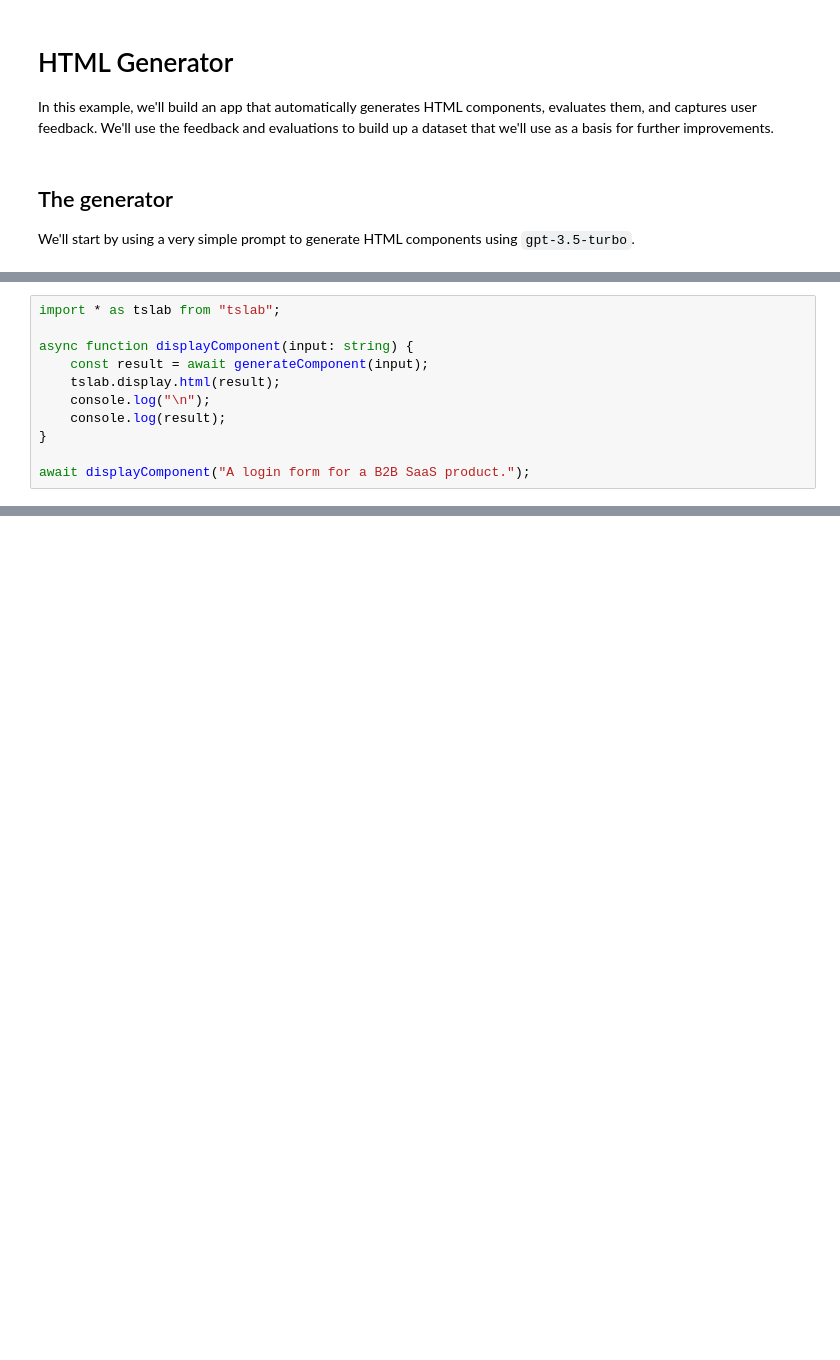
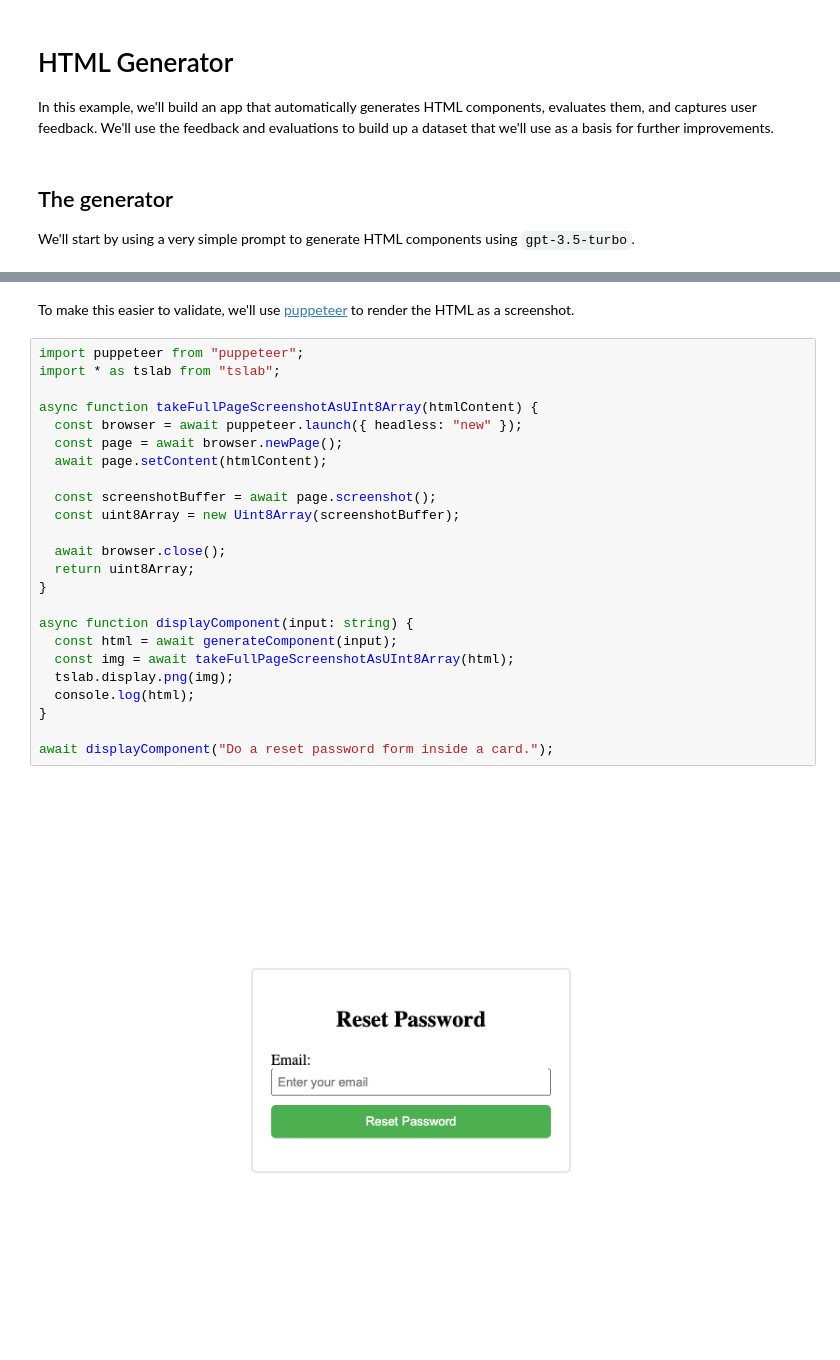
Before and after one commit to braintrustdata/braintrust-cookbook, a Jupyter notebook: examples/HTMLGenerator/HTMLGenerator.ipynb, the cells around one changed output, grey strips where cells are left out. Drawn from its saved outputs; the diff is of its cells as text; blank space fills up the shorter version.

Commit message:
Html generator example (#1)

```diff
--- a/examples/HTMLGenerator/HTMLGenerator.ipynb
+++ b/examples/HTMLGenerator/HTMLGenerator.ipynb
@@ -102,11 +9,0 @@ Let's look at a few examples!
-# %%
-import * as tslab from "tslab";
-
-async function displayComponent(input: string) {
-    const result = await generateComponent(input);
-    tslab.display.html(result);
-    console.log("\n");
-    console.log(result);
-}
-
-await displayComponent("A login form for a B2B SaaS product.");
@@ -211,0 +110,28 @@ getContrastRatio(getLuminance('rgb(51, 51, 51)'), getLuminance('rgba(0, 0, 0, 0)
+# %% [markdown]
+To make this easier to validate, we'll use [puppeteer](https://pptr.dev/) to render the HTML as a screenshot.
+# %%
+import puppeteer from "puppeteer";
+import * as tslab from "tslab";
+
+async function takeFullPageScreenshotAsUInt8Array(htmlContent) {
+  const browser = await puppeteer.launch({ headless: "new" });
+  const page = await browser.newPage();
+  await page.setContent(htmlContent);
+
+  const screenshotBuffer = await page.screenshot();
+  const uint8Array = new Uint8Array(screenshotBuffer);
+
+  await browser.close();
+  return uint8Array;
+}
+
+async function displayComponent(input: string) {
+  const html = await generateComponent(input);
+  const img = await takeFullPageScreenshotAsUInt8Array(html);
+  tslab.display.png(img);
+  console.log(html);
+}
+
+await displayComponent("Do a reset password form inside a card.");
+# %% [output]
+[figure, added]
```
Also changed, not shown: parts of 45 cells of this notebook, 13 other files.
